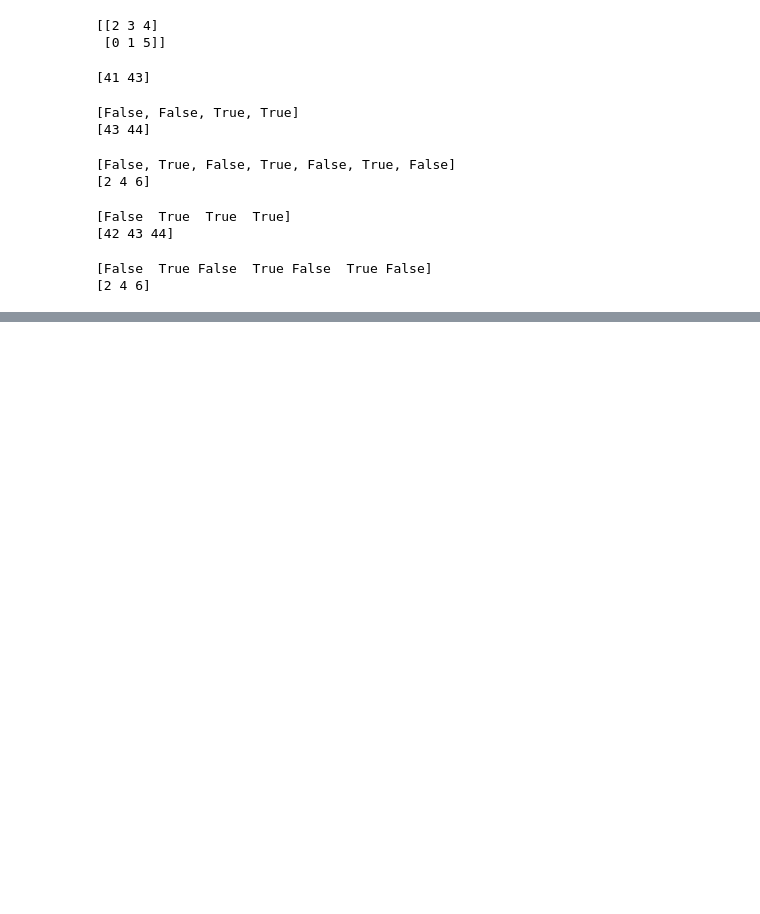
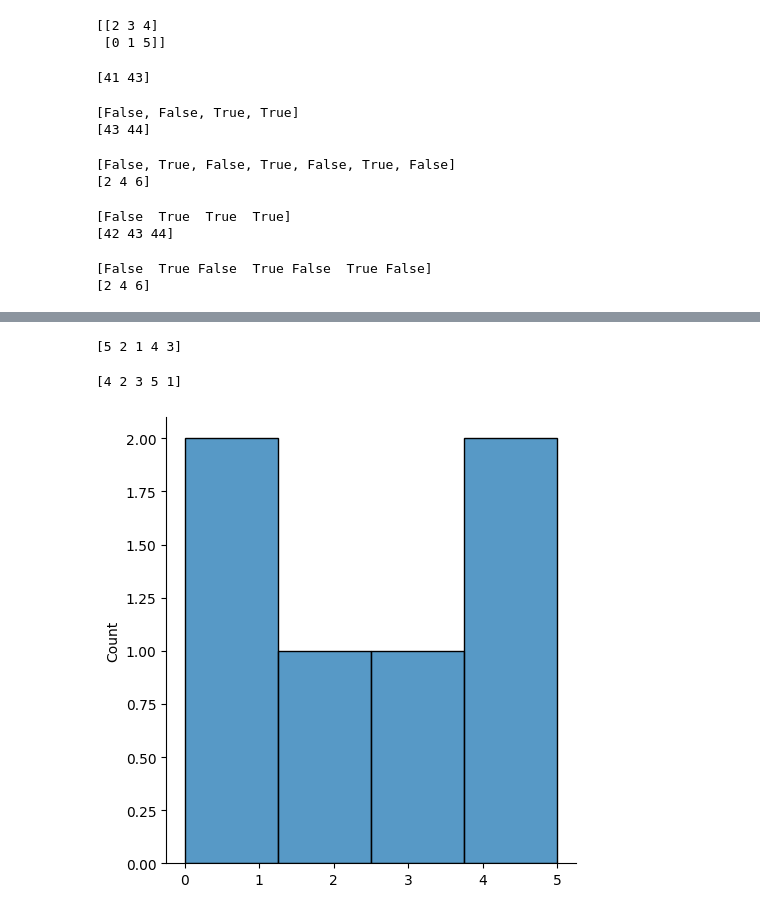
Before and after one commit to Mdsomratakbor/python-tutorial, a Jupyter notebook: NumPy/basic.ipynb, the cells around one changed output, grey strips where cells are left out. Drawn from its saved outputs; the diff is of its cells as text; code cells hidden in the pictures; blank space fills up the shorter version.

```diff
--- a/NumPy/basic.ipynb
+++ b/NumPy/basic.ipynb
@@ -675,0 +676,14 @@ print(x)
+# %%
+arr = np.array([1, 2, 3, 4, 5])
+
+np.random.shuffle(arr)
+
+print(arr)
+# %% [output]
+[5 2 1 4 3]
+# %%
+arr = np.array([1, 2, 3, 4, 5])
+
+print(np.random.permutation(arr))
+# %% [output]
+[4 2 3 5 1]
@@ -675,0 +693,6 @@ print(x)
+# %%
+sns.displot([0, 1, 2, 3, 4, 5])
+
+plt.show()
+# %% [output]
+[figure, added]
```
Also changed, not shown: parts of 12 cells of this notebook, 3 other files.
